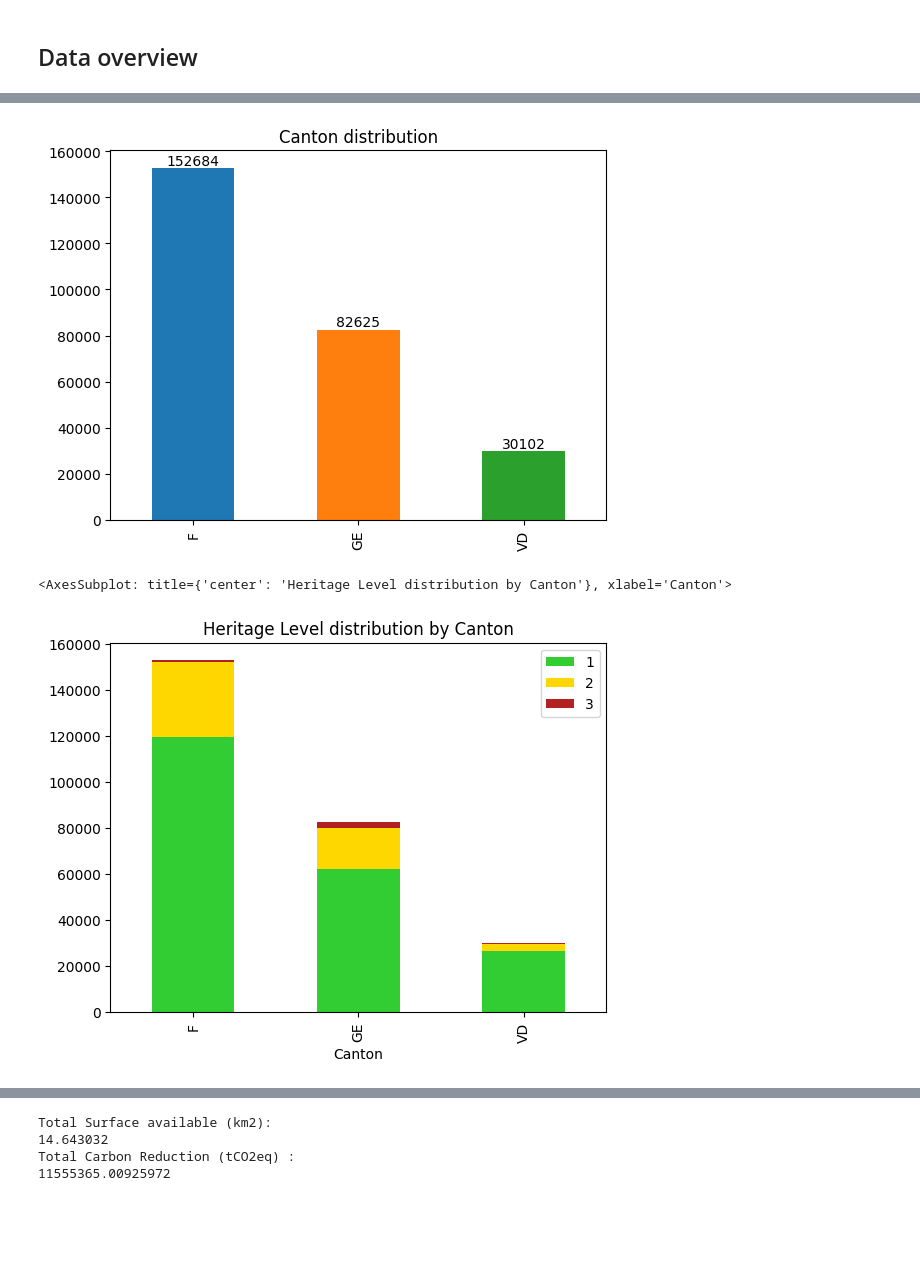
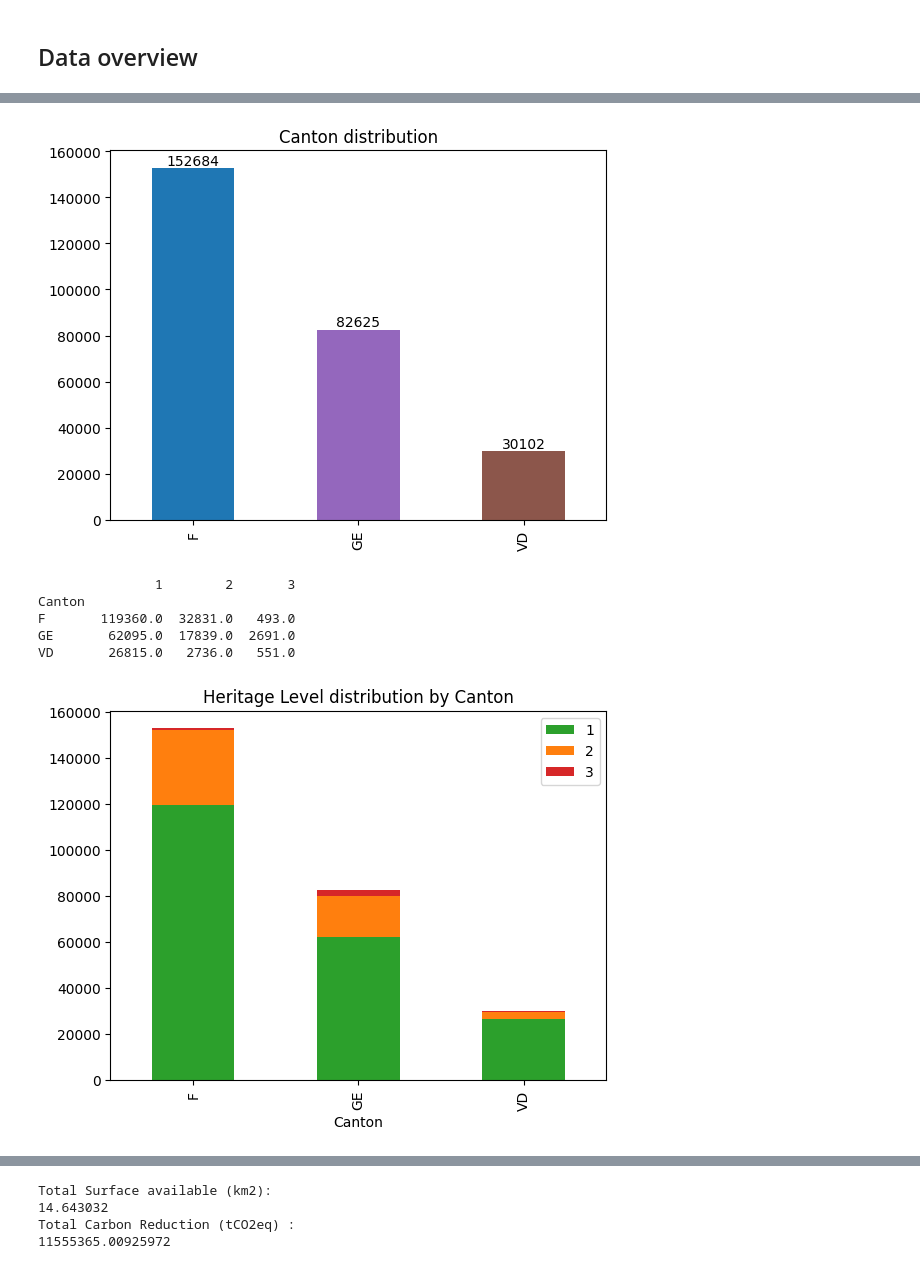
Before and after one commit to ouillliam/Solar_Project, a Jupyter notebook: solar_project.ipynb, the cells around one changed output, grey strips where cells are left out. Cells and saved outputs as stored; diff of their text form; code cells hidden in the pictures; blank space fills up the shorter version.

```diff
--- a/solar_project.ipynb
+++ b/solar_project.ipynb
@@ -49,13 +49,13 @@ Index(['Unnamed: 0', 'EGID_final', 'Payback_Years', 'C2_Autosuf_final',
 # %% [markdown]
 ## Data overview
 # %%
-colors = ["limegreen", "gold", "firebrick"]
+colors = ["tab:green", "tab:orange", "tab:red"]
 data["Heritage_Level"].value_counts().plot(kind="bar", title="Heritage level distribution", color = colors)
 ax = plt.gca()
 ax.bar_label(ax.containers[0], fmt = '%g')
 plt.show()
 
-colors = ["tab:blue", "tab:orange", "tab:green"]
+colors = ["tab:blue", "tab:purple", "tab:brown"]
 data["Canton"].value_counts().plot(kind="bar", title="Canton distribution", color = colors)
 ax = plt.gca()
 ax.bar_label(ax.containers[0], fmt = '%g')
@@ -73,5 +73,6 @@ for i in range(len(stacked_vd)):
 stacked = stacked[["Canton", 0,1,2]]
 stacked = stacked.set_index("Canton")
 stacked = stacked.rename(columns = {0 : '1', 1 : '2', 2 : '3'})
-stacked.plot(kind="bar", stacked=True, title="Heritage Level distribution by Canton", color = ["limegreen", "gold", "firebrick"] )
+stacked.plot(kind="bar", stacked=True, title="Heritage Level distribution by Canton", color = ["tab:green", "tab:orange", "tab:red"] )
+print(stacked)
 # %% [output]
@@ -79,6 +80,10 @@ stacked.plot(kind="bar", stacked=True, title="Heritage Level distribution by Can
-[figure, old version]
+[figure, new version]
-<AxesSubplot: title={'center': 'Heritage Level distribution by Canton'}, xlabel='Canton'>
+               1        2       3
+Canton
+F       119360.0  32831.0   493.0
+GE       62095.0  17839.0  2691.0
+VD       26815.0   2736.0   551.0
-[figure, old version]
+[figure, new version]
 # %%
 print(data["Irradiance"].describe())
 print(data["Rooftop_Difficulty_level"].describe())
```
Also changed, not shown: parts of 13 cells of this notebook.
